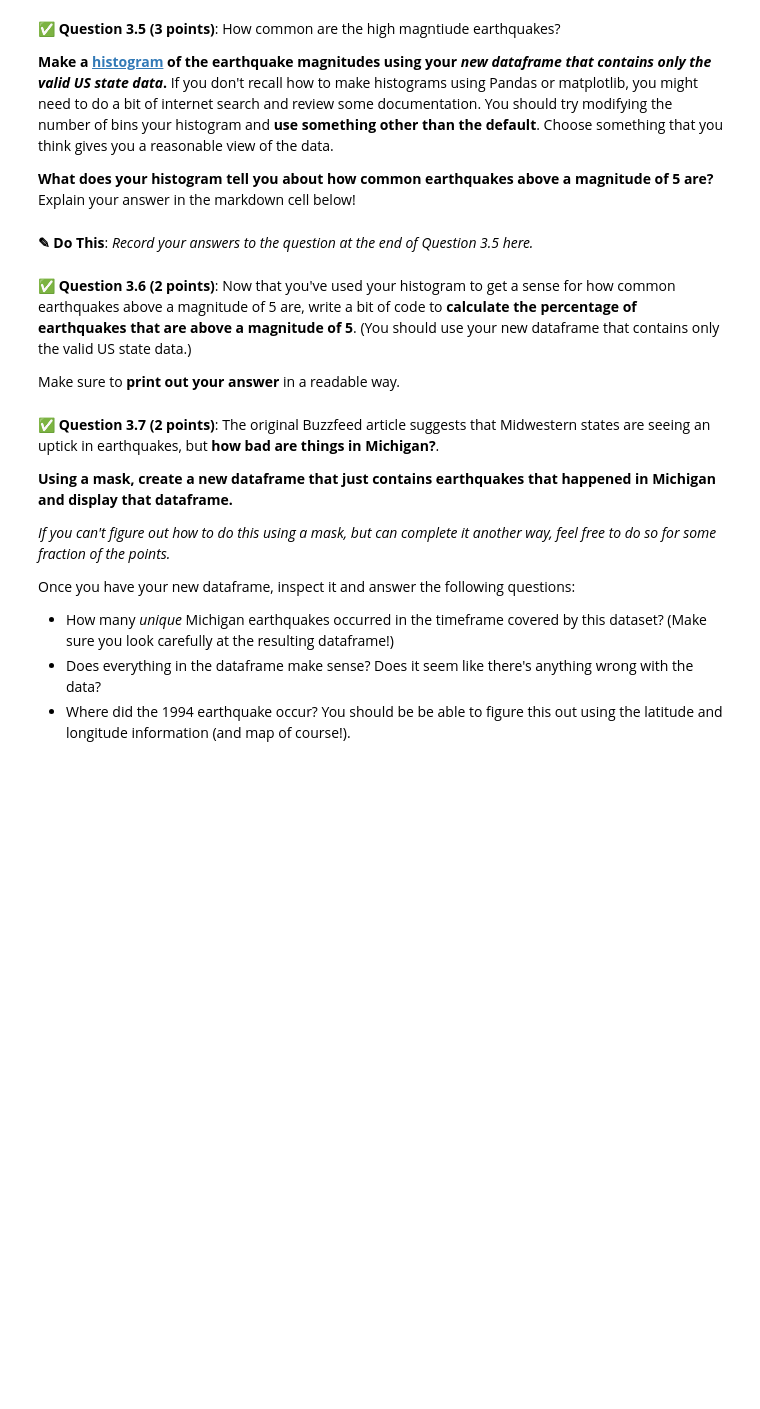
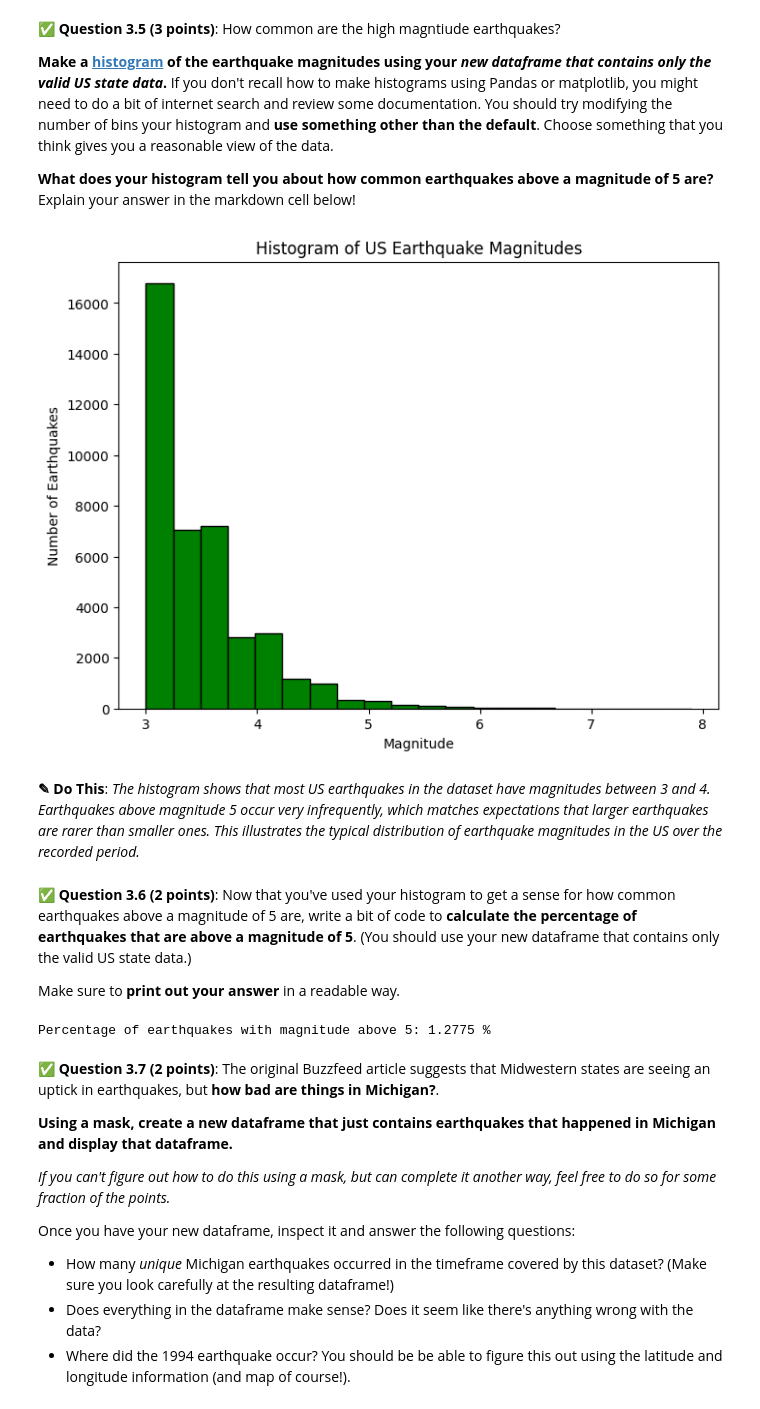
Before and after one commit to johnsje6/CMSE202-s26-turnin, a Jupyter notebook: hw-01/HW-01_GitPracticeDebuggingPythonPackagesAndClasses-STUDENT.ipynb, the cells around one changed output. Saved outputs shown, nothing was run; the diff lists cells and outputs as text; code cells hidden in the pictures; blank space fills up the shorter version.

```diff
--- a/hw-01/HW-01_GitPracticeDebuggingPythonPackagesAndClasses-STUDENT.ipynb
+++ b/hw-01/HW-01_GitPracticeDebuggingPythonPackagesAndClasses-STUDENT.ipynb
@@ -375,3 +412,7 @@ Does the resulting plot meet your expectations? Is there anything that surprises
 **Use this function to create a new dataframe that only contains the rows with a valid entry in the `state` column.**
 # %%
 ### Put your code here
+
+df_us = df.dropna(subset=['state'])
+
+df_us.head()
@@ -386,5 +432,16 @@ Does the resulting plot meet your expectations? Is there anything that surprises
-# %% [markdown]
-**<font size=+3>&#9998;</font> Do This**: *Record your answers to the question at the end of Question 3.5 here.*
+# %%
+### Put your code here
+
+plt.figure(figsize=(8,6))
+plt.hist(df_us['mag'], bins=20, color='green', edgecolor='black')
+plt.xlabel('Magnitude')
+plt.ylabel('Number of Earthquakes')
+plt.title('Histogram of US Earthquake Magnitudes')
+plt.show()
+# %% [output]
+[figure, added]
+# %% [markdown]
+**<font size=+3>&#9998;</font> Do This**: *The histogram shows that most US earthquakes in the dataset have magnitudes between 3 and 4. Earthquakes above magnitude 5 occur very infrequently, which matches expectations that larger earthquakes are rarer than smaller ones. This illustrates the typical distribution of earthquake magnitudes in the US over the recorded period.*
 # %% [markdown]
 &#9989; **Question 3.6 (2 points)**: Now that you've used your histogram to get a sense for how common earthquakes above a magnitude of 5 are, write a bit of code to **calculate the percentage of earthquakes that are above a magnitude of 5**. (You should use your new dataframe that contains only the valid US state data.)
 
@@ -394,3 +449,18 @@ Make sure to **print out your answer** in a readable way.
+# %%
+### Put your code here
+# Total number of earthquakes in US
+total_eq = len(df_us)
+
+# Number of earthquakes with magnitude > 5
+large_eq = len(df_us[df_us['mag'] > 5])
+
+# Percentage
+percent_large = (large_eq / total_eq) * 100
+
+# Print the result nicely
+print('Percentage of earthquakes with magnitude above 5:',percent_large,'%')
+# %% [output]
+Percentage of earthquakes with magnitude above 5: 1.2775 %
 # %% [markdown]
 &#9989; **Question 3.7 (2 points)**: The original Buzzfeed article suggests that Midwestern states are seeing an uptick in earthquakes, but **how bad are things in Michigan?**.
 
```
Also changed, not shown: parts of 14 cells of this notebook.
